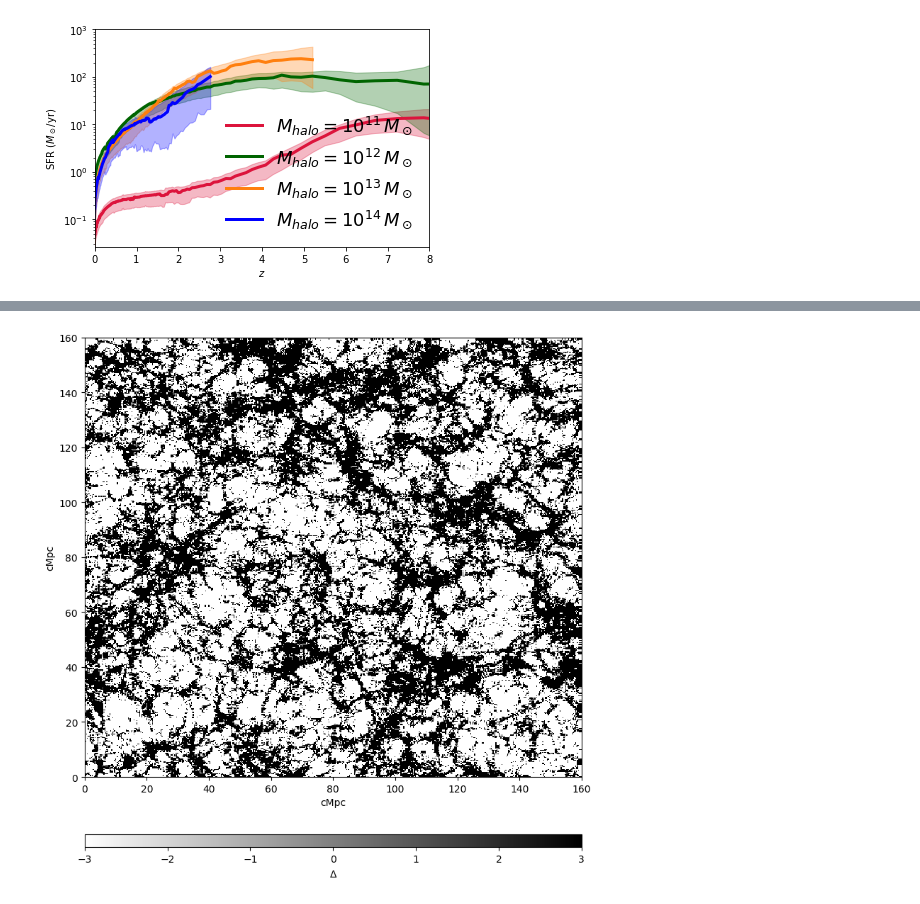
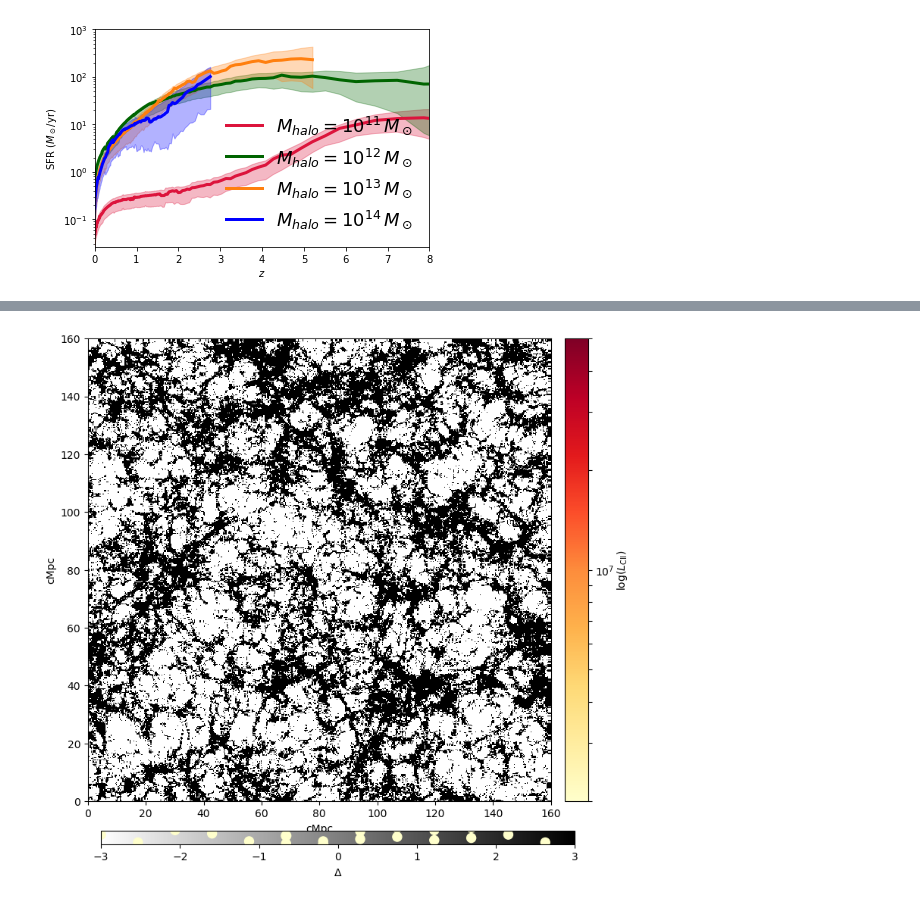
Before and after one commit to Anirbancosmo/Limpy, a Jupyter notebook: notebook/test.ipynb, the cells around one changed output, grey strips where cells are left out. Saved outputs shown, nothing was run; the diff lists cells and outputs as text; code cells hidden in the pictures.

Commit message:
modified slice plot function

```diff
--- a/notebook/test.ipynb
+++ b/notebook/test.ipynb
@@ -55,32 +55,32 @@ Text(0,0.5,'$\\log(L_{CII})\\,\\,[L_\\odot]$')
 """
 plot_slice module can make slice plots for density, halos and also it
 can over-plot the haloes on the dark matter distribution.
 
 This function takes few inputs as described below.
 
 #TODO: I'll make it more user friendly.
 
 """
 
 boxsize=160  # Size of the box in comoving Mpc (cMpc)
 ngrid= 512  # number of grids along the box axis
 nproj=10    # no of cells to project
 z_halos=7.02 # redshift of halos, (Note: at this point it is not used in the function)
 
 
 #It can read halos and density only from the redshift information but now, lets just do it for one redshift
 # by manually providng the files
 
 #location of density file
 dens_file='/Users/anirbanroy/Documents/line-intensity/updated_smoothed_deltax_z007.02_512_160Mpc'
 
 #location of halo catalogue file
 halocat_file='/Users/anirbanroy/Documents/line-intensity/halos_z7.02_2048_160Mpc'
 
 
 #plot only the density slice, so, make density_plot=True and halo_plot=False (unless you
 #do not want to overplot the halos)
-ll.plot_slice(boxsize, ngrid, nproj, dens_file, halocat_file,z_halos,halo_cutoff_mass_log=9, halo_plot=False,
+ll.plot_slice(boxsize, ngrid, nproj, dens_file, halocat_file,z_halos,halo_cutoff_mass_log=9, halo_plot=True,
                density_plot=True)
 # %% [output]
-[figure, old version]
+[figure, new version]
```
Also changed, not shown: parts of 2 cells of this notebook, 7 other files.
